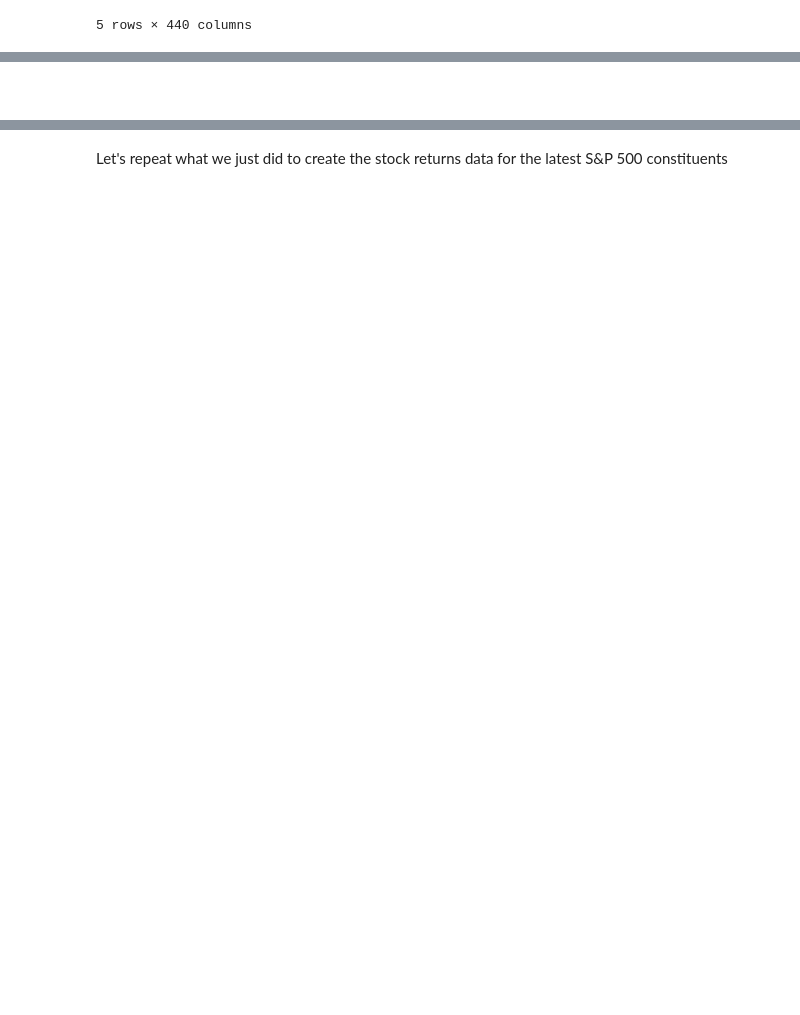
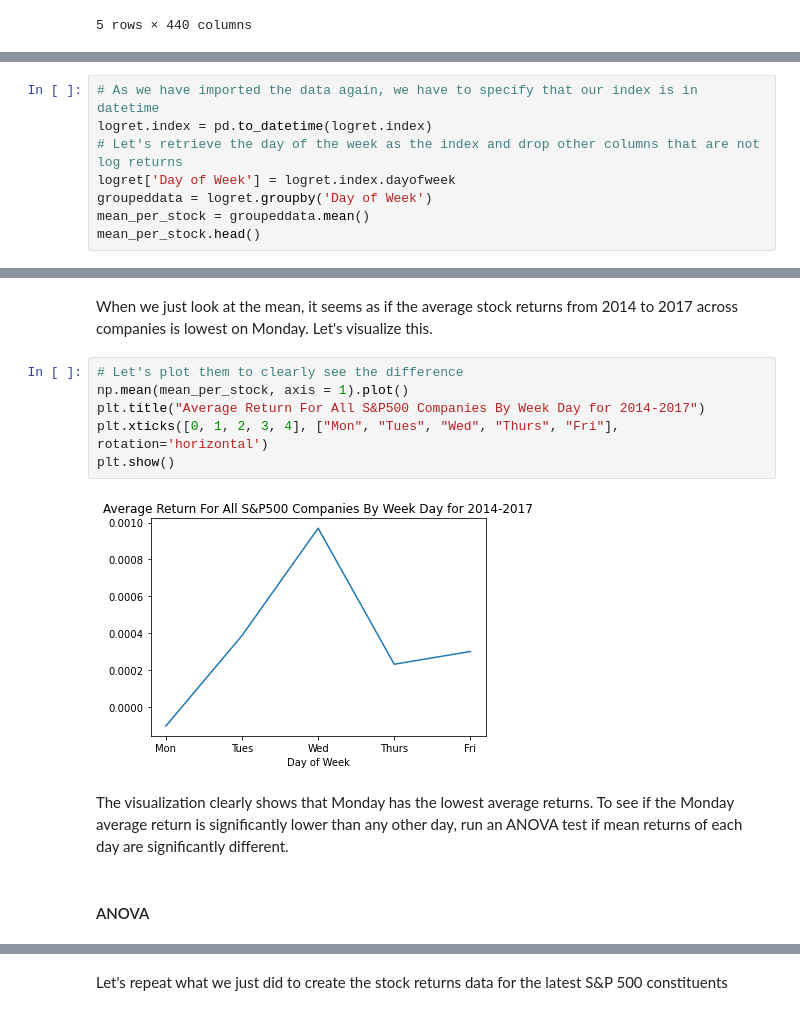
Before and after one commit to Sungbinyouk/UCSB-PSTAT234-2021S-Final-Project-Stock, a Jupyter notebook: Examining Monday Effect.ipynb, the cells around one changed output, grey strips where cells are left out. Drawn from its saved outputs; the diff is of its cells as text; blank space fills up the shorter version.

```diff
--- a/Examining Monday Effect.ipynb
+++ b/Examining Monday Effect.ipynb
@@ -293,0 +295,8 @@ ImportError: matplotlib is required for plotting when the default backend "matpl
+# %%
+# As we have imported the data again, we have to specify that our index is in datetime
+logret.index = pd.to_datetime(logret.index)
+# Let's retrieve the day of the week as the index and drop other columns that are not log returns
+logret['Day of Week'] = logret.index.dayofweek
+groupeddata = logret.groupby('Day of Week')
+mean_per_stock = groupeddata.mean()
+mean_per_stock.head()
@@ -294,2 +327,14 @@ ImportError: matplotlib is required for plotting when the default backend "matpl
+# %% [markdown]
+When we just look at the mean, it seems as if the average stock returns from 2014 to 2017 across companies is lowest on Monday. Let's visualize this.
+# %%
+# Let's plot them to clearly see the difference
+np.mean(mean_per_stock, axis = 1).plot()
+plt.title("Average Return For All S&P500 Companies By Week Day for 2014-2017")
+plt.xticks([0, 1, 2, 3, 4], ["Mon", "Tues", "Wed", "Thurs", "Fri"], rotation='horizontal')
+plt.show()
+# %% [output]
+[figure, added]
+# %% [markdown]
+The visualization clearly shows that Monday has the lowest average returns. To see if the Monday average return is significantly lower than any other day, run an ANOVA test if mean returns of each day are significantly different.
 # %% [markdown]
-##
+#### ANOVA
```
Also changed, not shown: parts of 41 cells of this notebook, 1 other file.
